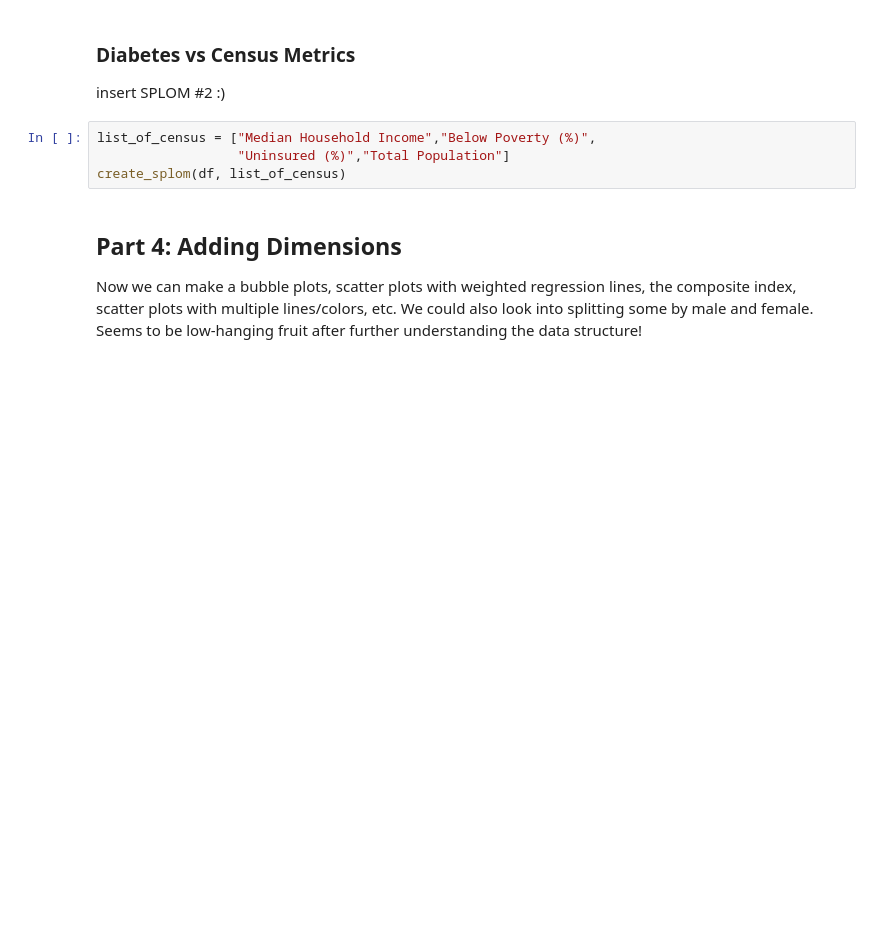
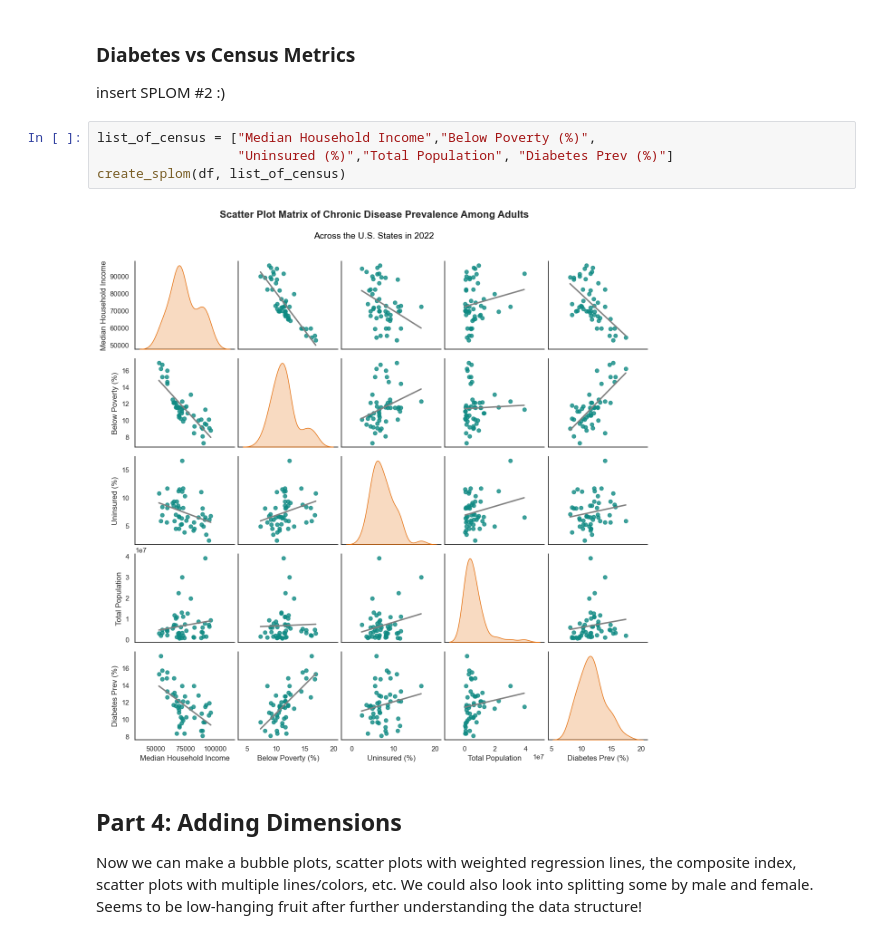
Before and after one commit to duhoang920/siads_593_milestone_1, a Jupyter notebook: main.ipynb, the cells around one changed output. Saved outputs shown, nothing was run; the diff lists cells and outputs as text; blank space fills up the shorter version.

```diff
--- a/main.ipynb
+++ b/main.ipynb
@@ -385,8 +413,10 @@ create_splom(df, column_list)
 insert SPLOM #2 :)
 # %%
 list_of_census = ["Median Household Income","Below Poverty (%)",
-                  "Uninsured (%)","Total Population"]
+                  "Uninsured (%)","Total Population", "Diabetes Prev (%)"]
 create_splom(df, list_of_census)
+# %% [output]
+[figure, added]
 # %% [markdown]
 ## Part 4: Adding Dimensions
 Now we can make a bubble plots, scatter plots with weighted regression lines, the composite index, scatter plots with multiple lines/colors, etc.
```
Also changed, not shown: parts of 7 cells of this notebook, 1 other file.
